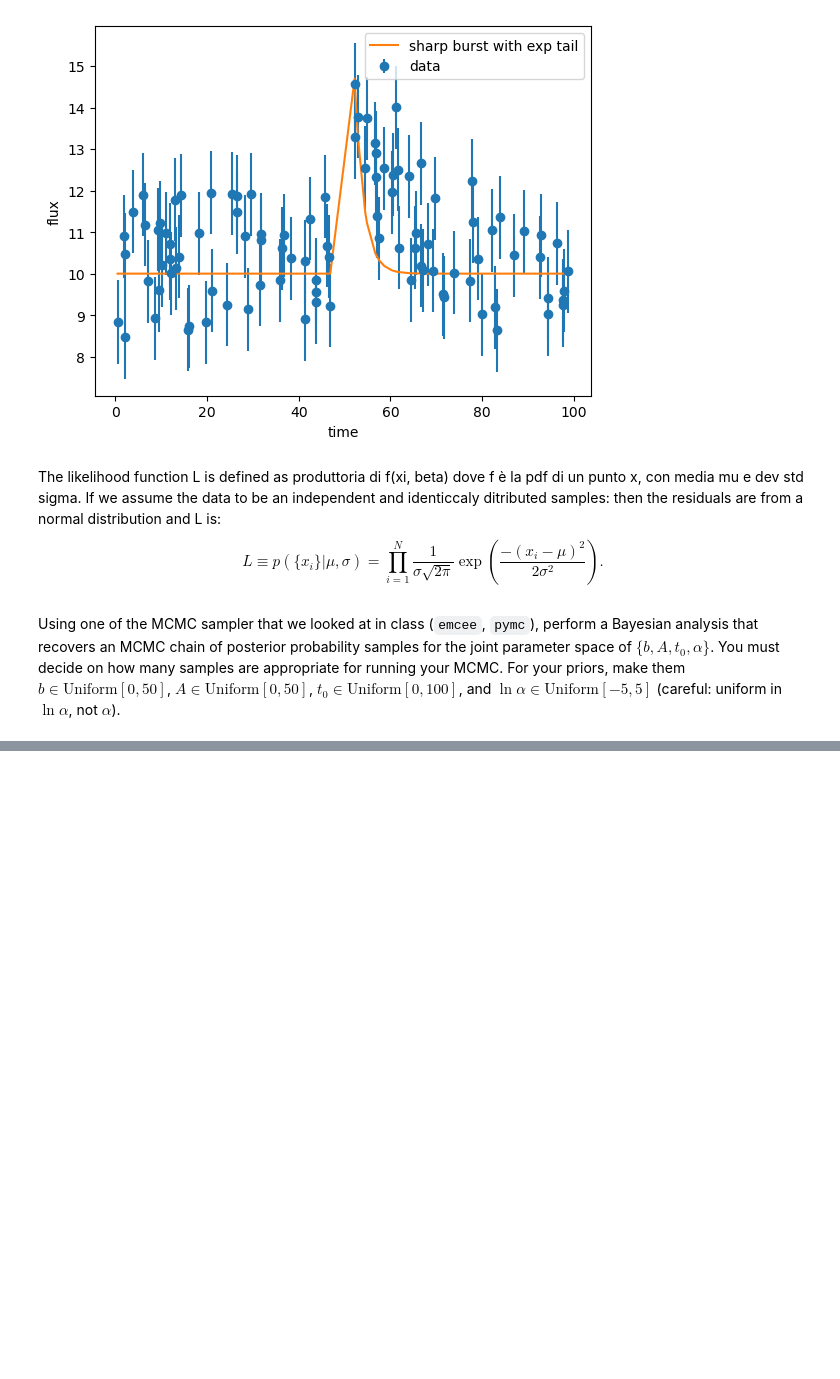
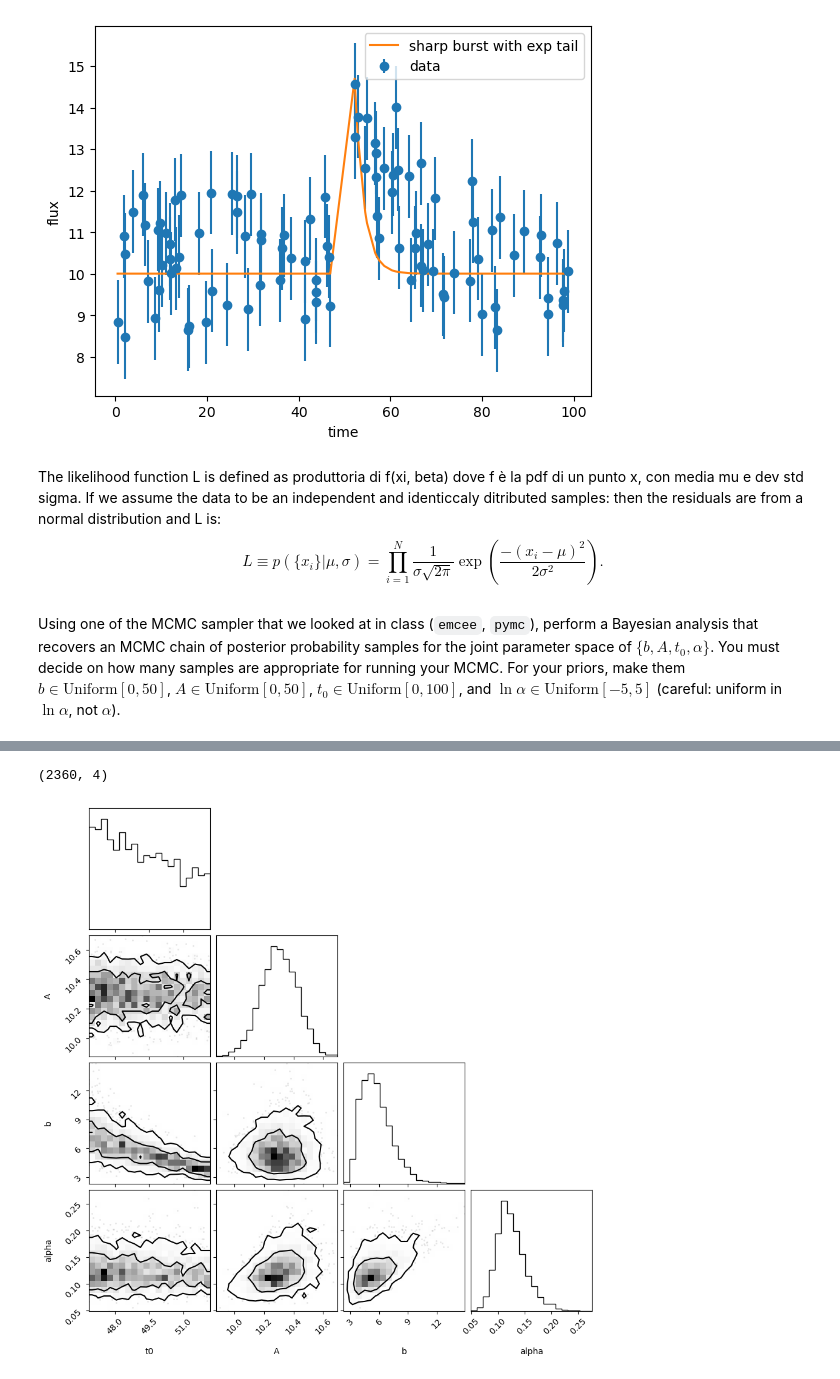
Before and after one commit to lisam10/astrostatistics_bicocca_2024, a Jupyter notebook: working/W11.ipynb, the cells around one changed output, grey strips where cells are left out. Drawn from its saved outputs; the diff is of its cells as text; code cells hidden in the pictures; blank space fills up the shorter version.

```diff
--- a/working/W11.ipynb
+++ b/working/W11.ipynb
@@ -131,0 +135,13 @@ axes[-1].set_xlabel("step number");
+# %%
+flat_samples = sampler.get_chain(discard=3*int(max(tau)), thin=int(max(tau)), flat=True)
+print(flat_samples.shape)
+#2180 lines, each one is a posterior sample and corresponds to a given model (meaning with the 4 parameters).
+#we can choose one i.e. by picking the one which maximises the posterior
+# %% [output]
+(2360, 4)
+# %%
+fig = corner.corner(
+    flat_samples, labels=labels, levels=[0.68,0.95]
+);
+# %% [output]
+[figure, added]
```
Also changed, not shown: parts of 7 cells of this notebook.
